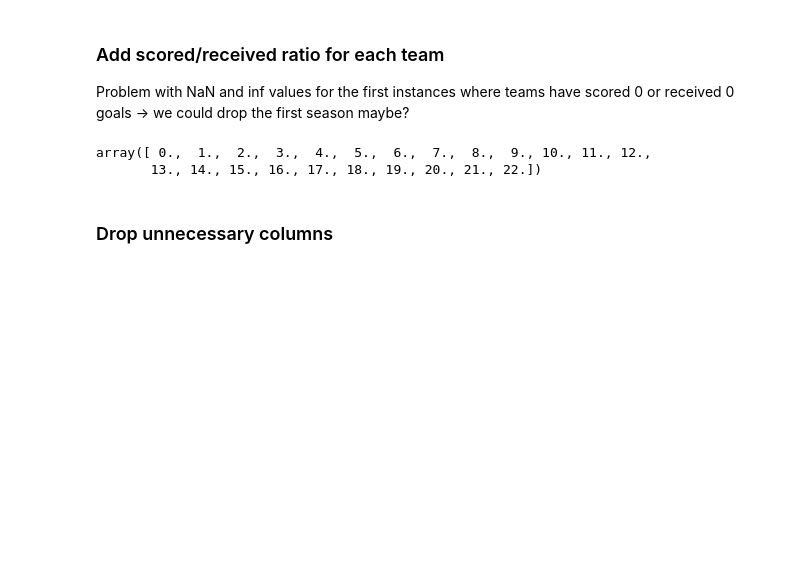
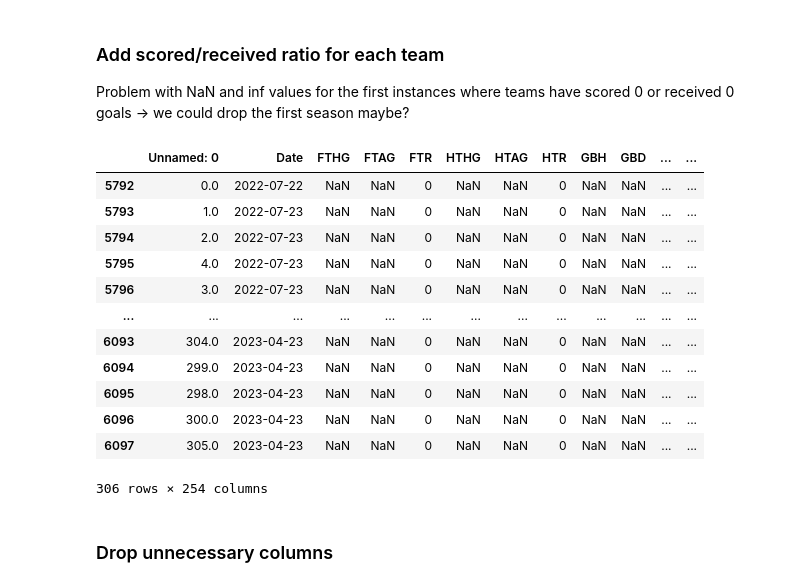
Before and after one commit to balooooooooo/machine-learning-2-coursework, a Jupyter notebook: preprocessing.ipynb, the cells around one changed output. Saved outputs shown, nothing was run; the diff lists cells and outputs as text; code cells hidden in the pictures; blank space fills up the shorter version.

```diff
--- a/preprocessing.ipynb
+++ b/preprocessing.ipynb
@@ -798,6 +885,23 @@ for country in dfs:
 HomeTeamAvgScored, AwayTeamAvgScored, HomeTeamAvgReceived, AwayTeamAvgReceived
 # %%
 # ty prumery mozna nesedi (koukala jsem na sezonu 22, ale mozna jsem koukala spatne) - PLS CHECK
+def get_avg_team(df):
+    lastmatch_home = pd.Series()
+    df_sub =  df[df["season"] != 22]
+    lastmatch_home["HomeTeamAvgScored"] = df_sub["HomeTeamAvgScored"].dropna().mean()
+    lastmatch_home["AwayTeamAvgScored"] = df_sub["AwayTeamAvgScored"].dropna().mean()
+    lastmatch_home["HomeTeamAvgReceived"] = df_sub["HomeTeamAvgReceived"].dropna().mean()
+    lastmatch_home["AwayTeamAvgReceived"] = df_sub["AwayTeamAvgReceived"].dropna().mean()
+    lastmatch_home["HomeTeamAvgShotsOnTarget"] = df_sub["HomeTeamAvgShotsOnTarget"].dropna().mean()
+    lastmatch_home["AwayTeamAvgShotsOnTarget"] = df_sub["AwayTeamAvgShotsOnTarget"].dropna().mean()
+    lastmatch_home["HomeWinRatio"] = df_sub["HomeWinRatio"].dropna().mean()
+    lastmatch_home["HomeLossRatio"] = df_sub["HomeLossRatio"].dropna().mean()
+    lastmatch_home["HomeDrawRatio"] = df_sub["HomeDrawRatio"].dropna().mean()
+    lastmatch_home["AwayWinRatio"] = df_sub["HomeWinRatio"].dropna().mean()
+    lastmatch_home["AwayLossRatio"] = df_sub["HomeLossRatio"].dropna().mean()
+    lastmatch_home["AwayDrawRatio"] = df_sub["HomeDrawRatio"].dropna().mean()
+    return lastmatch_home
+
 def get_goals_stats(df):
     df.sort_values(by="Date", inplace=True)
     df["HomeTeamAvgScored"] = 0
@@ -838,12 +942,20 @@ def get_goals_stats(df):
 
         ### Pokud testing data -> musime dat posledni dostupna data
         if row["season"] == 22:
-            print("found season 22 :) in row ", i)
-            lastmatch_home = df[(df["HomeTeam"] == home) | (df["AwayTeam"] == home)].iloc[-1]
-            lastmatch_away = df[(df["HomeTeam"] == away) | (df["AwayTeam"] == away)].iloc[-1]
-
-            hometeam = "Home" if lastmatch_home["HomeTeam"] == home else "Away"
-            awayteam = "Away" if lastmatch_home["AwayTeam"] == away else "Home"
+            # print("found season 22 :) in row ", i)
+            lastmatch = df[df["season"] != 22]
+            try:
+                lastmatch_home = lastmatch[((df["HomeTeam"] == home) | (lastmatch["AwayTeam"] == home))].iloc[-1]
+                hometeam = "Home" if lastmatch_home["HomeTeam"] == home else "Away"
+            except IndexError:
+                lastmatch_home = get_avg_team(df)
+                hometeam = "Home"
+            try:
+                lastmatch_away = lastmatch[((df["HomeTeam"] == away) | (lastmatch["AwayTeam"] == away))].iloc[-1]
+                awayteam = "Away" if lastmatch_away["AwayTeam"] == away else "Home"
+            except IndexError:
+                lastmatch_away = get_avg_team(df)
+                awayteam = "Away"
 
             df.loc[i, "HomeTeamAvgScored"] = lastmatch_home[f"{hometeam}TeamAvgScored"]
             df.loc[i, "AwayTeamAvgScored"] = lastmatch_away[f"{awayteam}TeamAvgScored"]
@@ -964,11 +1070,22 @@ for country in dfs: # this will need fix for season 22?
 # %%
 blg = dfs["df_belgium"]
 # %%
-# check if all seasons got through
-blg["season"].unique()
+    # check if all seasons got through
+blg[blg["season"] == 22]
 # %% [output]
+|  | Unnamed: 0 | Date | FTHG | FTAG | FTR | HTHG | HTAG | HTR | GBH | GBD | ... | ... |
+| 5792 | 0.0 | 2022-07-22 | NaN | NaN | 0 | NaN | NaN | 0 | NaN | NaN | ... | ... |
+| 5793 | 1.0 | 2022-07-23 | NaN | NaN | 0 | NaN | NaN | 0 | NaN | NaN | ... | ... |
+| 5794 | 2.0 | 2022-07-23 | NaN | NaN | 0 | NaN | NaN | 0 | NaN | NaN | ... | ... |
+| 5795 | 4.0 | 2022-07-23 | NaN | NaN | 0 | NaN | NaN | 0 | NaN | NaN | ... | ... |
+| 5796 | 3.0 | 2022-07-23 | NaN | NaN | 0 | NaN | NaN | 0 | NaN | NaN | ... | ... |
+| ... | ... | ... | ... | ... | ... | ... | ... | ... | ... | ... | ... | ... |
+| 6093 | 304.0 | 2023-04-23 | NaN | NaN | 0 | NaN | NaN | 0 | NaN | NaN | ... | ... |
+| 6094 | 299.0 | 2023-04-23 | NaN | NaN | 0 | NaN | NaN | 0 | NaN | NaN | ... | ... |
+| 6095 | 298.0 | 2023-04-23 | NaN | NaN | 0 | NaN | NaN | 0 | NaN | NaN | ... | ... |
+| 6096 | 300.0 | 2023-04-23 | NaN | NaN | 0 | NaN | NaN | 0 | NaN | NaN | ... | ... |
+| 6097 | 305.0 | 2023-04-23 | NaN | NaN | 0 | NaN | NaN | 0 | NaN | NaN | ... | ... |
-array([ 0.,  1.,  2.,  3.,  4.,  5.,  6.,  7.,  8.,  9., 10., 11., 12.,
-       13., 14., 15., 16., 17., 18., 19., 20., 21., 22.])
+306 rows × 254 columns
 # %% [markdown]
 ### Drop unnecessary columns
 # %%
```
Also changed, not shown: parts of 24 cells of this notebook.
